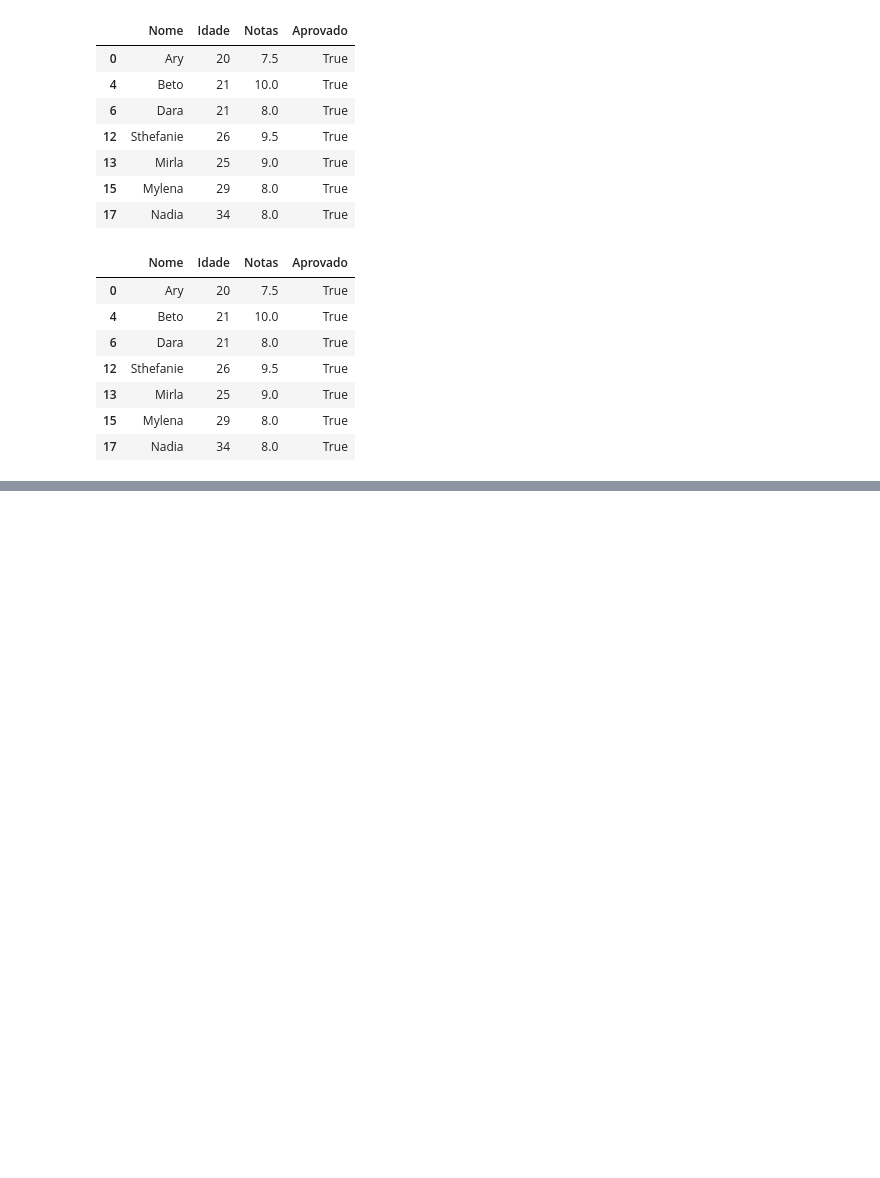
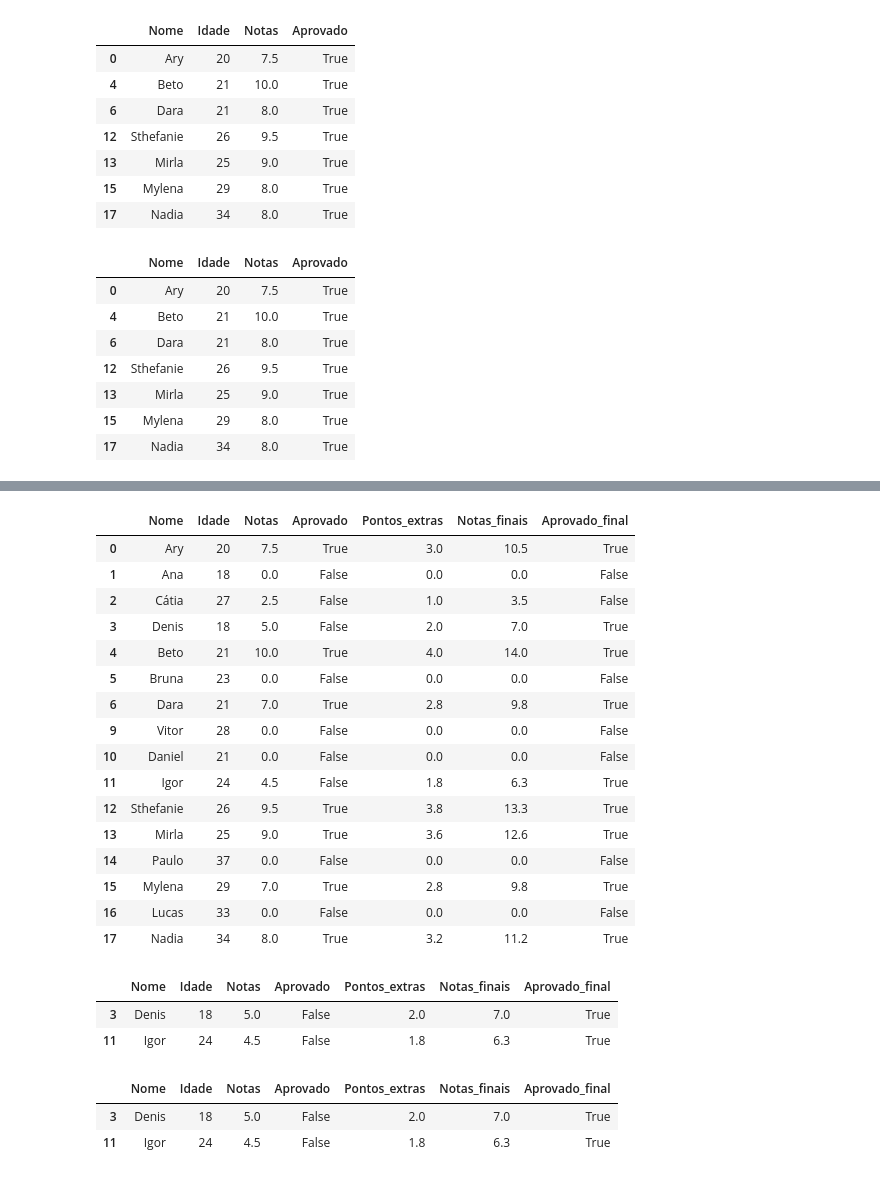
Before and after one commit to PalomaPaulaRibeiro/pandas-importa-o, a Jupyter notebook: alunos.ipynb, the cells around one changed output, grey strips where cells are left out. Drawn from its saved outputs; the diff is of its cells as text; code cells hidden in the pictures; blank space fills up the shorter version.

```diff
--- a/alunos.ipynb
+++ b/alunos.ipynb
@@ -252,3 +252,6 @@ alunos_aprovados
 | 13 | Mirla | 25 | 9.0 | True |
 | 15 | Mylena | 29 | 8.0 | True |
 | 17 | Nadia | 34 | 8.0 | True |
+# %%
+dados['Pontos_extras'] = dados['Notas'].apply(lambda x: x*0.4)
+dados
@@ -254,0 +276,3 @@ alunos_aprovados
+# %%
+dados['Notas_finais'] = dados['Notas'] + dados['Pontos_extras']
+dados
@@ -254,0 +297,34 @@ alunos_aprovados
+# %%
+dados['Aprovado_final'] = dados['Notas_finais'].apply(lambda x: True if x >= 6 else False)
+dados
+# %% [output]
+|  | Nome | Idade | Notas | Aprovado | Pontos_extras | Notas_finais | Aprovado_final |
+| 0 | Ary | 20 | 7.5 | True | 3.0 | 10.5 | True |
+| 1 | Ana | 18 | 0.0 | False | 0.0 | 0.0 | False |
+| 2 | Cátia | 27 | 2.5 | False | 1.0 | 3.5 | False |
+| 3 | Denis | 18 | 5.0 | False | 2.0 | 7.0 | True |
+| 4 | Beto | 21 | 10.0 | True | 4.0 | 14.0 | True |
+| 5 | Bruna | 23 | 0.0 | False | 0.0 | 0.0 | False |
+| 6 | Dara | 21 | 7.0 | True | 2.8 | 9.8 | True |
+| 9 | Vitor | 28 | 0.0 | False | 0.0 | 0.0 | False |
+| 10 | Daniel | 21 | 0.0 | False | 0.0 | 0.0 | False |
+| 11 | Igor | 24 | 4.5 | False | 1.8 | 6.3 | True |
+| 12 | Sthefanie | 26 | 9.5 | True | 3.8 | 13.3 | True |
+| 13 | Mirla | 25 | 9.0 | True | 3.6 | 12.6 | True |
+| 14 | Paulo | 37 | 0.0 | False | 0.0 | 0.0 | False |
+| 15 | Mylena | 29 | 7.0 | True | 2.8 | 9.8 | True |
+| 16 | Lucas | 33 | 0.0 | False | 0.0 | 0.0 | False |
+| 17 | Nadia | 34 | 8.0 | True | 3.2 | 11.2 | True |
+# %%
+dados.query('Aprovado == False & Aprovado_final == True')
+# %% [output]
+|  | Nome | Idade | Notas | Aprovado | Pontos_extras | Notas_finais | Aprovado_final |
+| 3 | Denis | 18 | 5.0 | False | 2.0 | 7.0 | True |
+| 11 | Igor | 24 | 4.5 | False | 1.8 | 6.3 | True |
+# %%
+selecao = (dados['Aprovado'] == False) & (dados['Aprovado_final'] == True)
+dados[selecao]
+# %% [output]
+|  | Nome | Idade | Notas | Aprovado | Pontos_extras | Notas_finais | Aprovado_final |
+| 3 | Denis | 18 | 5.0 | False | 2.0 | 7.0 | True |
+| 11 | Igor | 24 | 4.5 | False | 1.8 | 6.3 | True |
```
Also changed, not shown: parts of 2 cells of this notebook.
